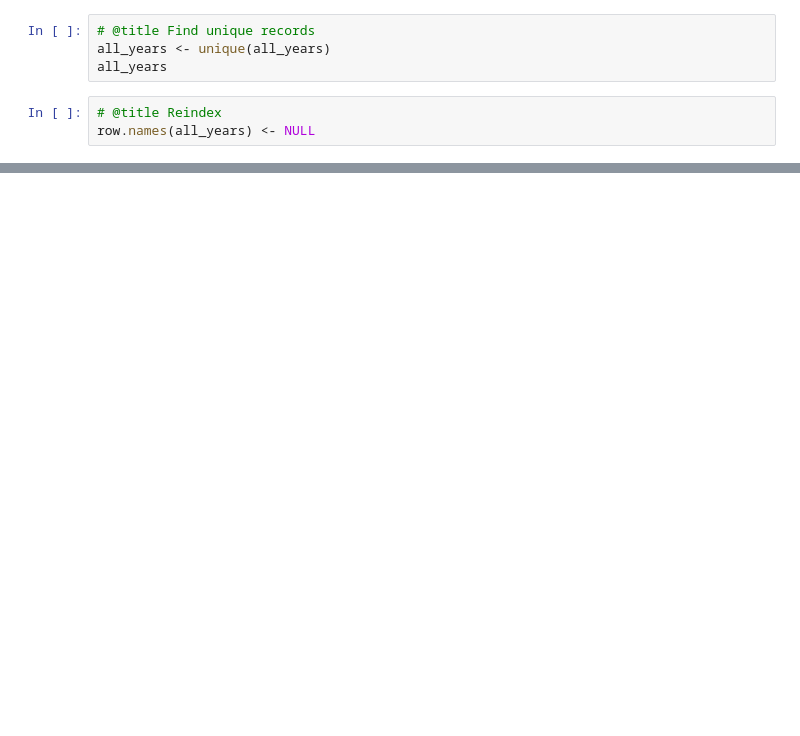
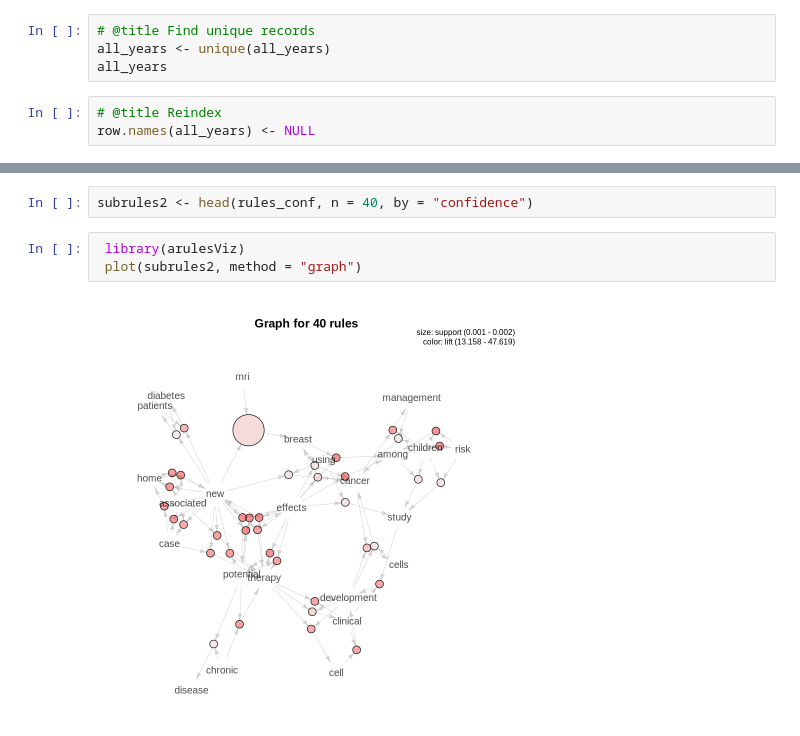
Before and after one commit to GuptaNavdeep1983/CS688, a Jupyter notebook: Question4-AssociationRuleMining.ipynb, the cells around one changed output, grey strips where cells are left out. Saved outputs shown, nothing was run; the diff lists cells and outputs as text; blank space fills up the shorter version.

```diff
--- a/Question4-AssociationRuleMining.ipynb
+++ b/Question4-AssociationRuleMining.ipynb
@@ -229,0 +178,7 @@ mining info:
+# %%
+subrules2 <- head(rules_conf, n = 40, by = "confidence")
+# %%
+ library(arulesViz)
+ plot(subrules2, method = "graph")
+# %% [output]
+[figure, added]
```
Also changed, not shown: parts of 14 cells of this notebook.
